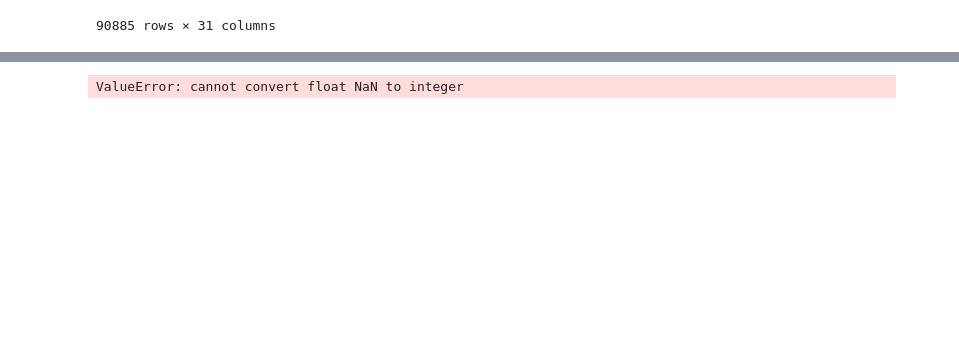
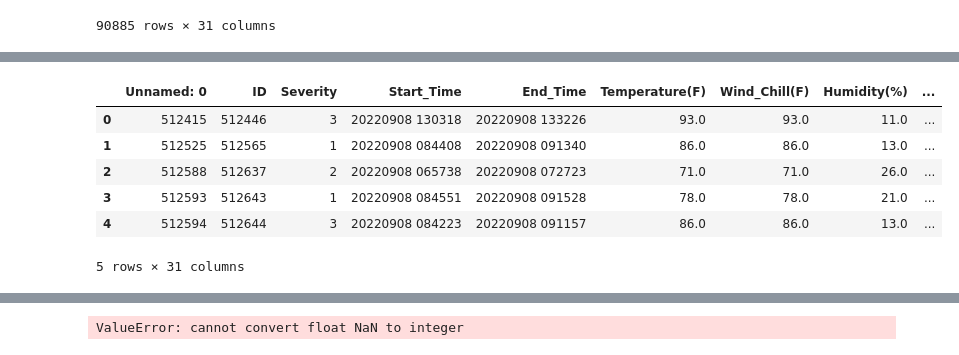
Before and after one commit to aVa7889/Traffic_Accident, a Jupyter notebook: CO_Accident.ipynb, the cells around one changed output, grey strips where cells are left out. Saved outputs shown, nothing was run; the diff lists cells and outputs as text; code cells hidden in the pictures; blank space fills up the shorter version.

```diff
--- a/CO_Accident.ipynb
+++ b/CO_Accident.ipynb
@@ -84,0 +113,11 @@ Name: ID, Length: 90885, dtype: object
+# %%
+df_drop['End_Time'] = df_drop['End_Time'].apply(lambda x: x.replace('-', '').replace(':', ''))
+df_drop.head()
+# %% [output]
+|  | Unnamed: 0 | ID | Severity | Start_Time | End_Time | Temperature(F) | Wind_Chill(F) | Humidity(%) | ... |
+| 0 | 512415 | 512446 | 3 | 20220908 130318 | 20220908 133226 | 93.0 | 93.0 | 11.0 | ... |
+| 1 | 512525 | 512565 | 1 | 20220908 084408 | 20220908 091340 | 86.0 | 86.0 | 13.0 | ... |
+| 2 | 512588 | 512637 | 2 | 20220908 065738 | 20220908 072723 | 71.0 | 71.0 | 26.0 | ... |
+| 3 | 512593 | 512643 | 1 | 20220908 084551 | 20220908 091528 | 78.0 | 78.0 | 21.0 | ... |
+| 4 | 512594 | 512644 | 3 | 20220908 084223 | 20220908 091157 | 86.0 | 86.0 | 13.0 | ... |
+5 rows × 31 columns
```
Also changed, not shown: parts of 17 cells of this notebook.
